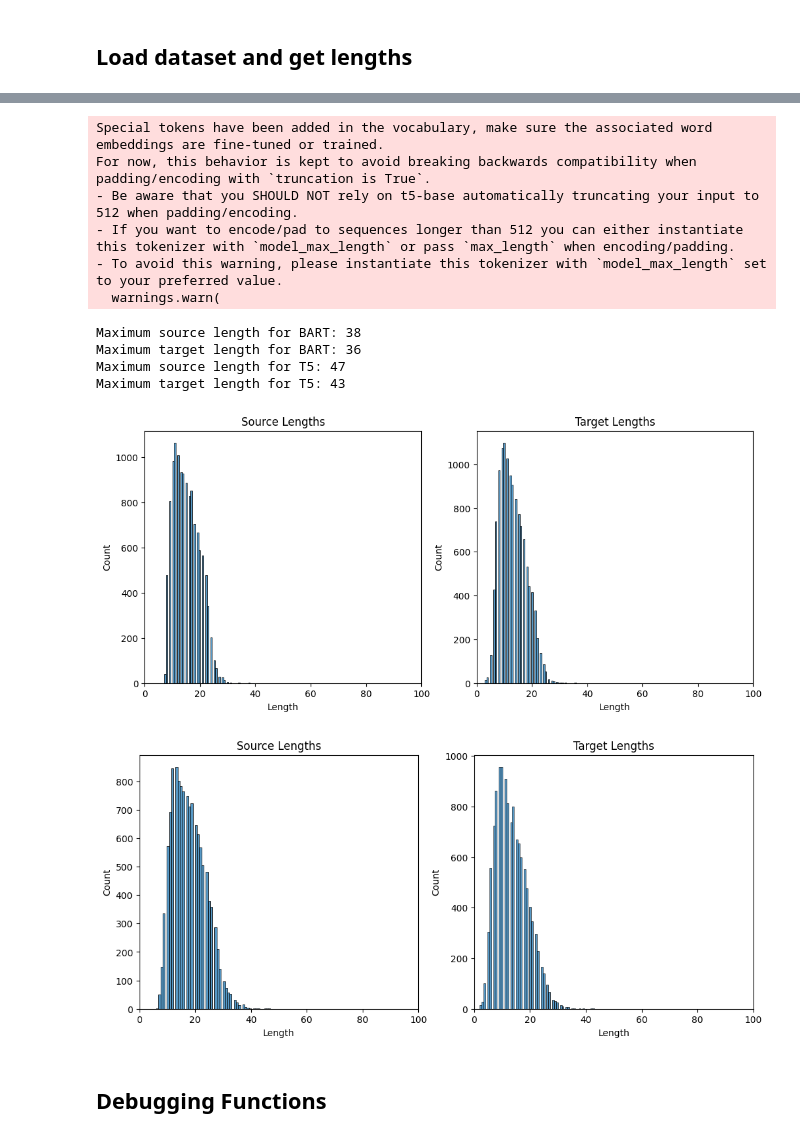
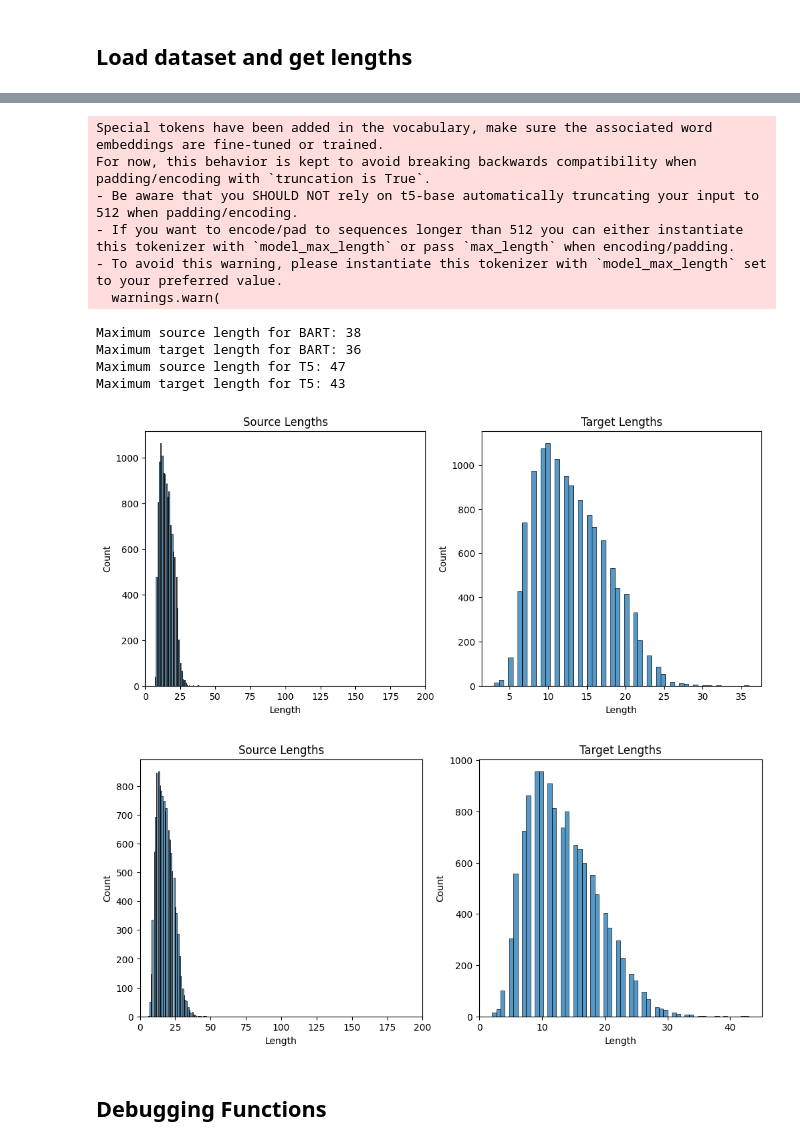
Before and after one commit to garyukong/T5-TextDetoxification, a Jupyter notebook: notebooks/2_Models.ipynb, the cells around one changed output, grey strips where cells are left out. Drawn from its saved outputs; the diff is of its cells as text; code cells hidden in the pictures.

```diff
--- a/notebooks/2_Models.ipynb
+++ b/notebooks/2_Models.ipynb
@@ -55,7 +63,7 @@ DEVICE = torch.device("cuda" if torch.cuda.is_available() else "cpu")
 PROFANE_WORD_PATH = "../data/raw/en.txt"
 
 # Set path for raw dataset dictionary
-RAW_DATASET_PATH = "../data/processed/raw_dataset.pkl"
+RAW_DATASET_PATH = "../data/processed/raw_datasets.pkl"
 
 # Set maximum length for input and output
 MAX_INPUT_LENGTH = 64
@@ -130,39 +138,38 @@ def plot_lengths(source_lengths, target_lengths):
     axes[1].set_xlabel("Length")
     axes[0].set_ylabel("Count")
     axes[1].set_ylabel("Count")
-    axes[0].set_xlim(0, 100)
-    axes[1].set_xlim(0, 100)
+    axes[0].set_xlim(0, 200)
 
 # Get distribution of lengths of source across train, val, and test
 bart_source_lengths, bart_target_lengths, bart_max_source_length, bart_max_target_length = get_lengths(raw_datasets, AutoTokenizer.from_pretrained("s-nlp/bart-base-detox"))
 
 # Plot side by side distributions of source and target lengths
 plot_lengths(bart_source_lengths, bart_target_lengths)
 
 # Check what lengths would be after tokenization with t5
 t5_source_lengths, t5_target_lengths, t5_max_source_length, t5_max_target_length = get_lengths(raw_datasets, AutoTokenizer.from_pretrained("t5-base"))
 
 # Plot side by side distributions of source and target lengths
 plot_lengths(t5_source_lengths, t5_target_lengths)
 
 # Print max lengths
 print("Maximum source length for BART:", bart_max_source_length)
 print("Maximum target length for BART:", bart_max_target_length)
 print("Maximum source length for T5:", t5_max_source_length)
 print("Maximum target length for T5:", t5_max_target_length)
 # %% [output]
 Special tokens have been added in the vocabulary, make sure the associated word embeddings are fine-tuned or trained.
 For now, this behavior is kept to avoid breaking backwards compatibility when padding/encoding with `truncation is True`.
 - Be aware that you SHOULD NOT rely on t5-base automatically truncating your input to 512 when padding/encoding.
 - If you want to encode/pad to sequences longer than 512 you can either instantiate this tokenizer with `model_max_length` or pass `max_length` when encoding/padding.
 - To avoid this warning, please instantiate this tokenizer with `model_max_length` set to your preferred value.
   warnings.warn(
 Maximum source length for BART: 38
 Maximum target length for BART: 36
 Maximum source length for T5: 47
 Maximum target length for T5: 43
-[figure, old version]
+[figure, new version]
-[figure, old version]
+[figure, new version]
 # %% [markdown]
 ## Debugging Functions
 # %%
```
Also changed, not shown: parts of 9 cells of this notebook.
